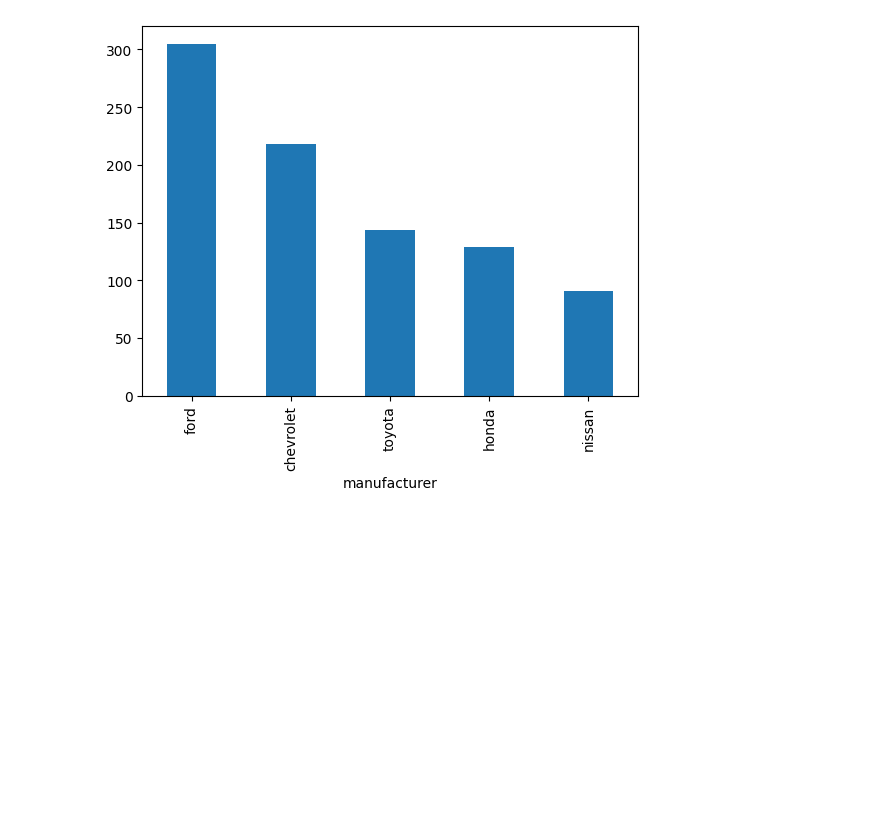
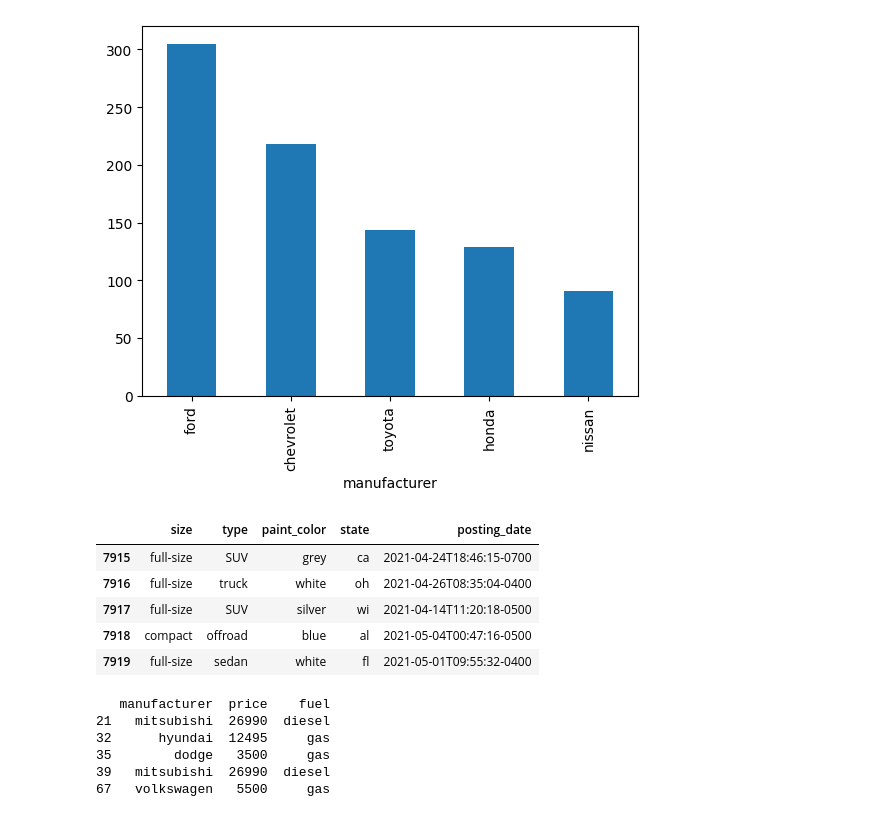
Before and after one commit to minSara02-FromTheStart/Pandas_Daily_Practice, a Jupyter notebook: Practice With JSON/JsonPractice.ipynb, the cells around one changed output. Drawn from its saved outputs; the diff is of its cells as text; code cells hidden in the pictures; blank space fills up the shorter version.

Commit message:
iloc

```diff
--- a/Practice With JSON/JsonPractice.ipynb
+++ b/Practice With JSON/JsonPractice.ipynb
@@ -223,3 +223,26 @@ filtered_df["manufacturer"].value_counts().head().plot(kind="bar")
 # %% [output]
 <Axes: xlabel='manufacturer'>
 [figure]
+# %%
+# iloc: first 5 rows, first 5 columns (positional)
+df.iloc[-5:, -5:]
+# %% [output]
+|  | size | type | paint_color | state | posting_date |
+| 7915 | full-size | SUV | grey | ca | 2021-04-24T18:46:15-0700 |
+| 7916 | full-size | truck | white | oh | 2021-04-26T08:35:04-0400 |
+| 7917 | full-size | SUV | silver | wi | 2021-04-14T11:20:18-0500 |
+| 7918 | compact | offroad | blue | al | 2021-05-04T00:47:16-0500 |
+| 7919 | full-size | sedan | white | fl | 2021-05-01T09:55:32-0400 |
+# %%
+mask = (df["transmission"] == "manual")
+
+filtered_df  = df.loc[mask, ["manufacturer",  "price", "fuel"]]
+
+print(filtered_df.head())
+# %% [output]
+   manufacturer  price    fuel
+21   mitsubishi  26990  diesel
+32      hyundai  12495     gas
+35        dodge   3500     gas
+39   mitsubishi  26990  diesel
+67   volkswagen   5500     gas
```
